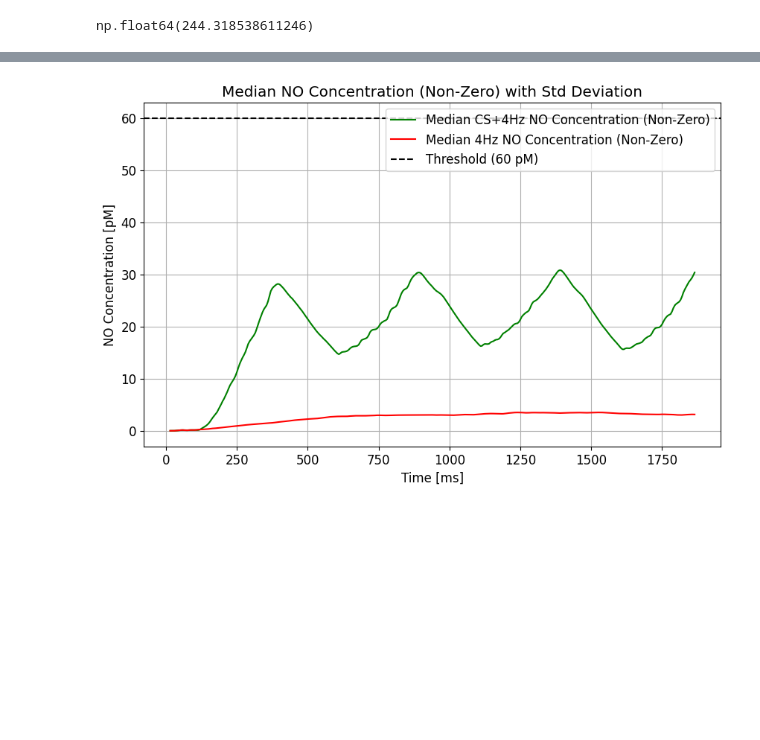
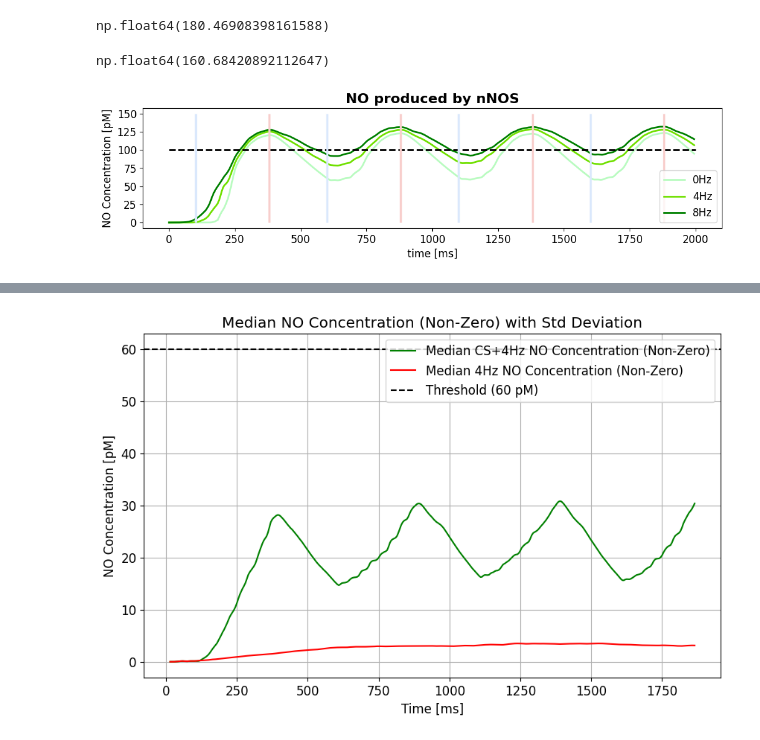
Before and after one commit to alessandratrapani/NODS, a Jupyter notebook: plot_NO.ipynb, the cells around one changed output, grey strips where cells are left out. Cells and saved outputs as stored; diff of their text form; code cells hidden in the pictures; blank space fills up the shorter version.

```diff
--- a/plot_NO.ipynb
+++ b/plot_NO.ipynb
@@ -35,10 +91,10 @@ for i in range(0,t,5):
 # %%
-concentration_CS_clusters = np.array(concentration_CS_clusters)
-max_value_index = np.argmax(concentration_CS_clusters)
+concentration_data_noise = np.array(concentration_data_noise)
+max_value_index = np.argmax(concentration_data_noise)
 
 # Get the row and column index of the max value
-row, col = np.unravel_index(max_value_index, concentration_CS_clusters.shape)
-concentration_plot_CS = concentration_CS_clusters[:,col]
-concentration_CS_clusters[row,col]
+#row, col = np.unravel_index(max_value_index, concentration_noise_clusters.shape)
+concentration_plot_noise = concentration_data_noise[:,col]
+concentration_data_noise[row,col]
 # %% [output]
-np.float64(244.318538611246)
+np.float64(180.46908398161588)
@@ -44,0 +125,38 @@ np.float64(244.318538611246)
+# %%
+max_value_index = np.argmax(NO_conc_CS[0])
+
+# Get the row and column index of the max value
+row, col = np.unravel_index(max_value_index, concentration_data_CS.shape)
+concentration_plot_CS = concentration_data_CS[:,col]
+col = 5
+concentration_data_CS[row,col]
+# %% [output]
+np.float64(160.68420892112647)
+# %%
+threshold = 100
+
+def sig(x, A=2, B=170, C=5):
+    return A / (1 + np.exp(-(x - B) / C))
+# %%
+plt.rcParams.update({'font.size': 12},)
+plt.figure(figsize=(12,2.5))
+greens = ['#b9fbc0', '#70e000', '#008000', '#004225']
+for i,noise in enumerate(noise_levels):
+
+    plt.plot(np.arange(t0,tf,5),NO_median[i], linewidth=2, color = greens[i], label=f'{noise}Hz')
+
+plt.xlabel('time [ms]')
+plt.ylabel('NO Concentration [pM]')
+plt.hlines(y = threshold, xmin = t0, xmax = tf,linestyles = 'dashed', linewidth=2, color = 'black')
+plt.vlines([CS_start_first+t0+500*i for i in range(int(((tf-t0))/500))], ymin = 0, ymax = 150, linewidth=2.5, color=CS_color)
+plt.vlines([CS_start_first + CS_burst_dur + t0 +500*i for i in range(int(((tf-t0))/500))], ymin = 0, ymax = 150, linewidth=2.5, color=US_color)
+#plt.grid(visible=True)
+plt.title('NO produced by nNOS', fontsize=16,fontweight ='bold')
+plt.yticks([0,25,50,75,100,125,150])
+plt.legend(loc = 'lower right')
+#plt.savefig('vm_neuron.png')
+
+plt.savefig('NO_trace_noises.png')
+plt.show()
+# %% [output]
+[figure, added]
```
Also changed, not shown: parts of 29 cells of this notebook, 17 other files.
